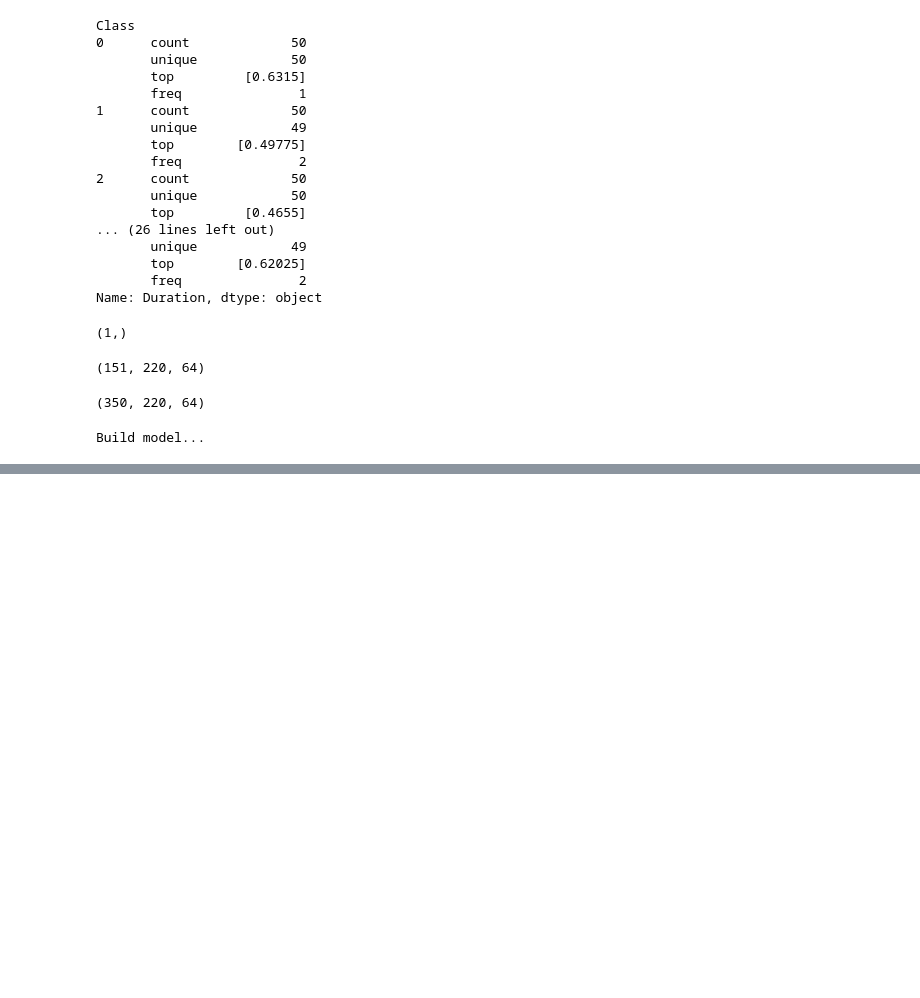
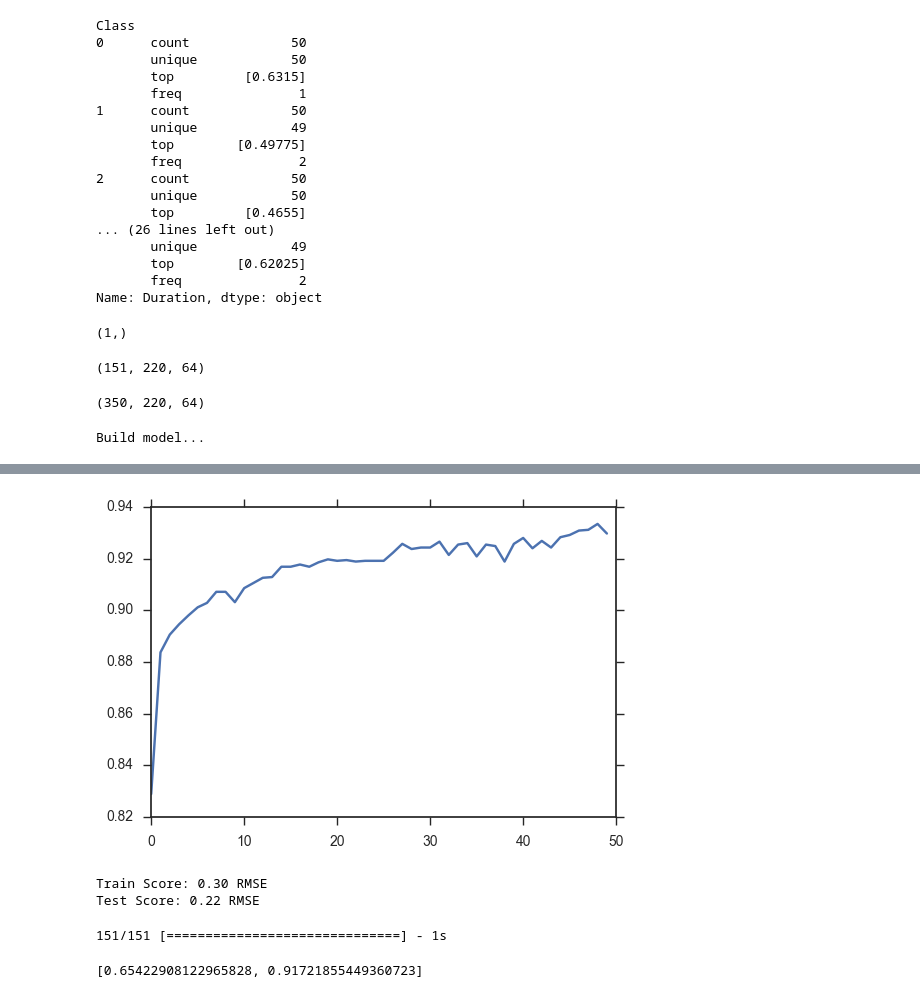
Before and after one commit to SteffiMuhanji/DecisionMaking, a Jupyter notebook: CreateSpectrogram2.ipynb, the cells around one changed output, grey strips where cells are left out. Saved outputs shown, nothing was run; the diff lists cells and outputs as text; code cells hidden in the pictures; blank space fills up the shorter version.

```diff
--- a/CreateSpectrogram2.ipynb
+++ b/CreateSpectrogram2.ipynb
@@ -223,7 +223,7 @@ train_x.shape
 (350, 220, 64)
 # %%
 # Define batch size
-batch_size=5
+batch_size=10
 # %%
 # Define model
 print("Build model...")
@@ -241,6 +239,6 @@ model.compile(loss='binary_crossentropy',
 Build model...
 # %%
 print('Train...')
-log = model.fit(train_x,train_y,batch_size=batch_size,nb_epoch=20)
+log = model.fit(train_x,train_y,batch_size=batch_size,nb_epoch=50)
 # %% [output]
 Train...
@@ -257,7 +262,7 @@ Epoch 5/20
 trainPredict = model.predict(train_x)
 testPredict = model.predict(test_x)
 loss = log.history['loss']
-accuracy = log.history['accuracy']
+accuracy = log.history['acc']
 # %%
 plt.plot(loss)
 plt.show()
@@ -266,3 +271,8 @@ trainPredict[0].shape
+# %%
+plt.plot(accuracy)
+plt.show()
+# %% [output]
+[figure, added]
 # %%
 from sklearn.metrics import mean_squared_error
 
@@ -270,5 +280,11 @@ trainScore = np.sqrt(mean_squared_error(train_y[0], trainPredict[0]))
 testScore = np.sqrt(mean_squared_error(test_y[0], testPredict[0]))
 # %%
 print('Train Score: %.2f RMSE\nTest Score: %.2f RMSE' % (trainScore, testScore))
+# %% [output]
+Train Score: 0.30 RMSE
+Test Score: 0.22 RMSE
 # %%
-model.evaluate(testx, testy, batch_size=20, verbose=1, sample_weight=None)
+model.evaluate(test_x, test_y, batch_size=20, verbose=1, sample_weight=None)
+# %% [output]
+151/151 [==============================] - 1s
+[0.65422908122965828, 0.91721855449360723]
```
Also changed, not shown: parts of 4 cells of this notebook.
